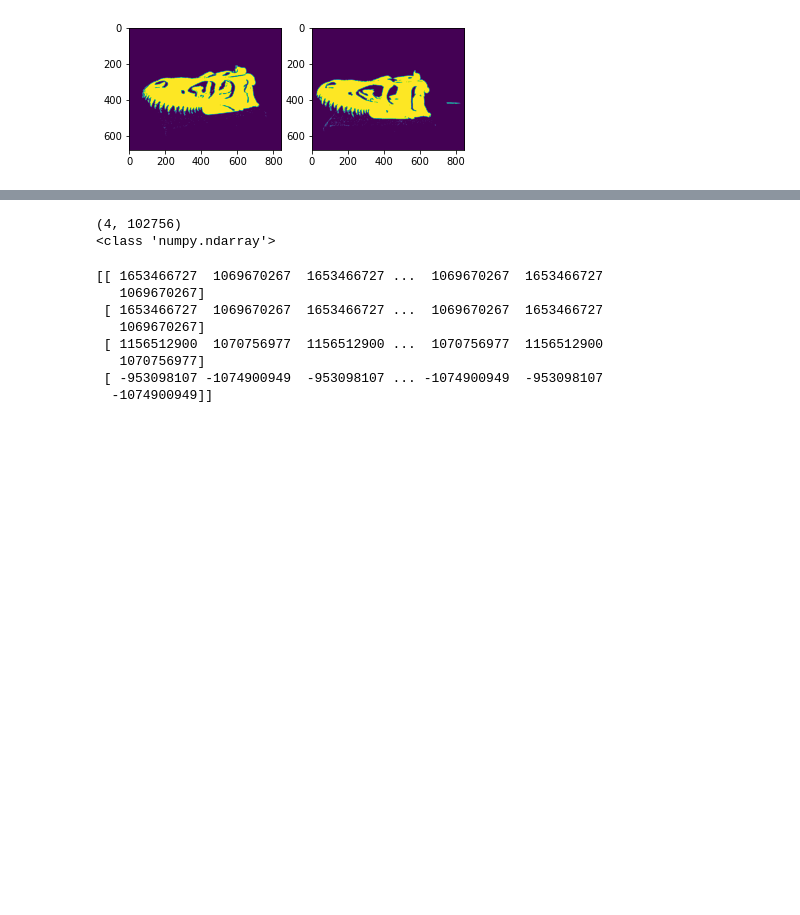
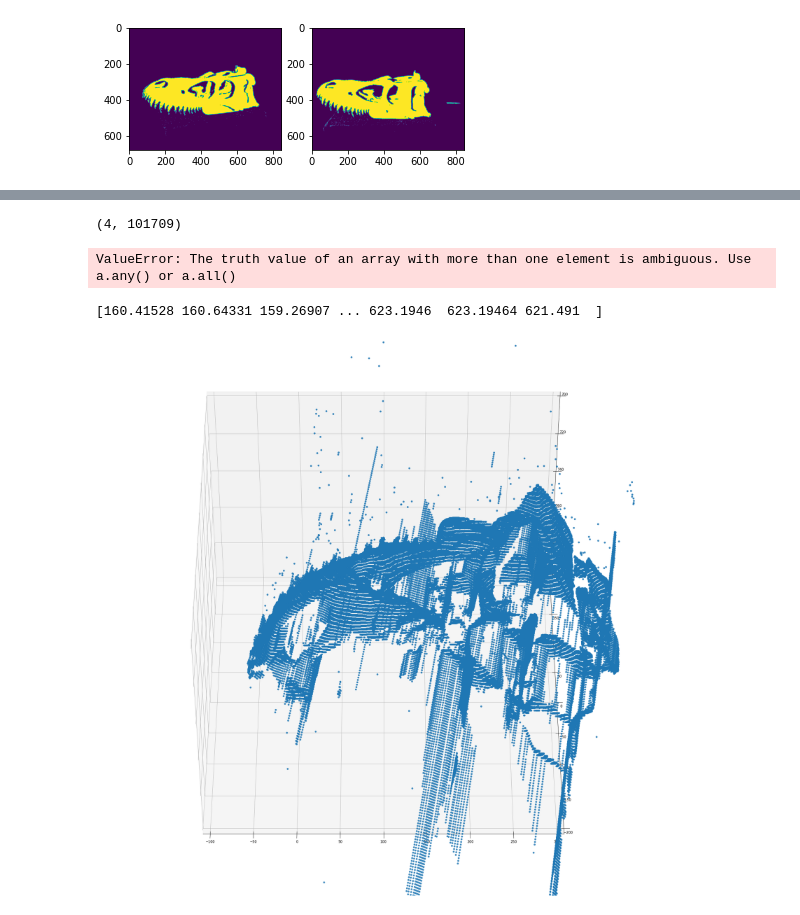
Before and after one commit to ct5000/ComputerVision, a Jupyter notebook: Week13.ipynb, the cells around one changed output, grey strips where cells are left out. Cells and saved outputs as stored; diff of their text form; code cells hidden in the pictures; blank space fills up the shorter version.

```diff
--- a/Week13.ipynb
+++ b/Week13.ipynb
@@ -152,29 +153,31 @@ plt.imshow(disparity)
 # Exercise 13.6
 q0s = np.array(q0s).T
 q1s = np.array(q1s).T
+q0s = q0s.astype(np.float32)
+q1s = q1s.astype(np.float32)
 Q_hom = cv2.triangulatePoints(P0,P1,q0s,q1s)
 #Q = Q_hom[:,-1]/Q_hom[-1]
 
 print(Q_hom.shape)
-print(type(Q_hom))
 # %% [output]
-(4, 102756)
-<class 'numpy.ndarray'>
+(4, 101709)
 # %%
-Q = Q_hom[:,:-1]/Q_hom[:,-1]
+Q = Q_hom[:-1]/Q_hom[-1]
+# %%
+Q_r = Q[Q[0,:] < 300 and Q[0,:] > -300 and Q[1,:] < 500 and Q[1,:] > 500 and Q[2,:]<800 and Q[2,:] > 500]
+# %% [output]
+ValueError: The truth value of an array with more than one element is ambiguous. Use a.any() or a.all()
 # %%
-print(Q_hom)
 # %% [output]
-[[ 1653466727  1069670267  1653466727 ...  1069670267  1653466727
-   1069670267]
- [ 1653466727  1069670267  1653466727 ...  1069670267  1653466727
-   1069670267]
- [ 1156512900  1070756977  1156512900 ...  1070756977  1156512900
-   1070756977]
- [ -953098107 -1074900949  -953098107 ... -1074900949  -953098107
-  -1074900949]]
+[160.41528 160.64331 159.26907 ... 623.1946  623.19464 621.491  ]
 # %%
-fig = plt.figure()
+fig = plt.figure(figsize=(30,30))
 ax = fig.add_subplot(111,projection='3d')
+ax.view_init(45,-90)
 ax.scatter(Q[0,:],Q[1,:],Q[2,:])
+ax.set_xlim(-100,300)
+ax.set_ylim(-200,200)
+ax.set_zlim(800,700)
 plt.show()
+# %% [output]
+[figure, added]
```
Also changed, not shown: parts of 1 cell of this notebook.
